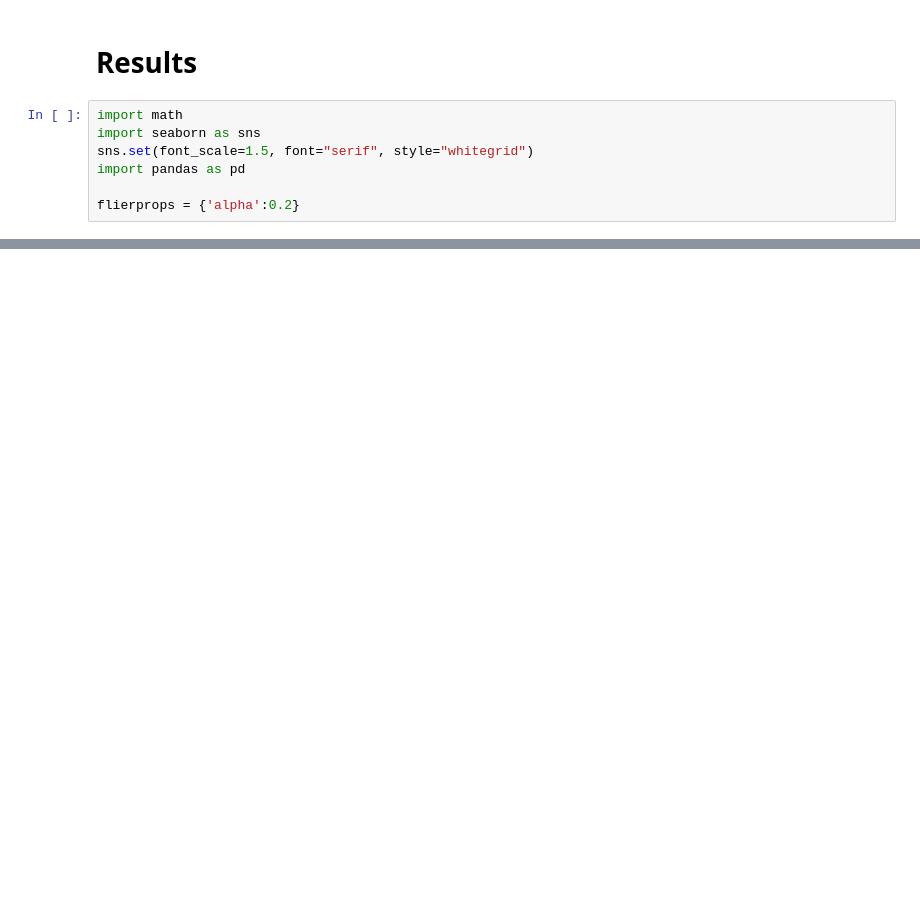
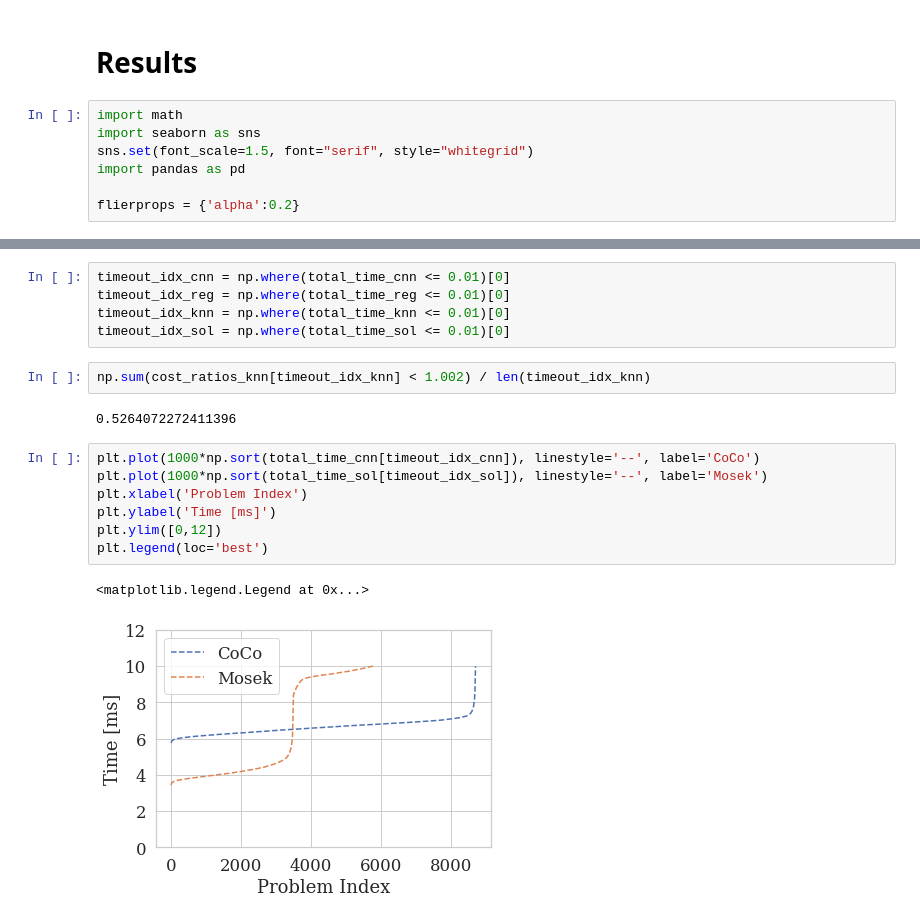
Before and after one commit to StanfordASL/CoCo, a Jupyter notebook: free_flyer_dev.ipynb, the cells around one changed output, grey strips where cells are left out. Cells and saved outputs as stored; diff of their text form; blank space fills up the shorter version.

```diff
--- a/free_flyer_dev.ipynb
+++ b/free_flyer_dev.ipynb
@@ -407 +541,20 @@ flierprops = {'alpha':0.2}
+# %%
+timeout_idx_cnn = np.where(total_time_cnn <= 0.01)[0]
+timeout_idx_reg = np.where(total_time_reg <= 0.01)[0]
+timeout_idx_knn = np.where(total_time_knn <= 0.01)[0]
+timeout_idx_sol = np.where(total_time_sol <= 0.01)[0]
+# %%
+np.sum(cost_ratios_knn[timeout_idx_knn] < 1.002) / len(timeout_idx_knn)
+# %% [output]
+0.5264072272411396
+# %%
+plt.plot(1000*np.sort(total_time_cnn[timeout_idx_cnn]), linestyle='--', label='CoCo')
+plt.plot(1000*np.sort(total_time_sol[timeout_idx_sol]), linestyle='--', label='Mosek')
+plt.xlabel('Problem Index')
+plt.ylabel('Time [ms]')
+plt.ylim([0,12])
+plt.legend(loc='best')
+# %% [output]
+<matplotlib.legend.Legend at 0x...>
+[figure, added]
 # %%
```
Also changed, not shown: parts of 33 cells of this notebook, 4 other files.
